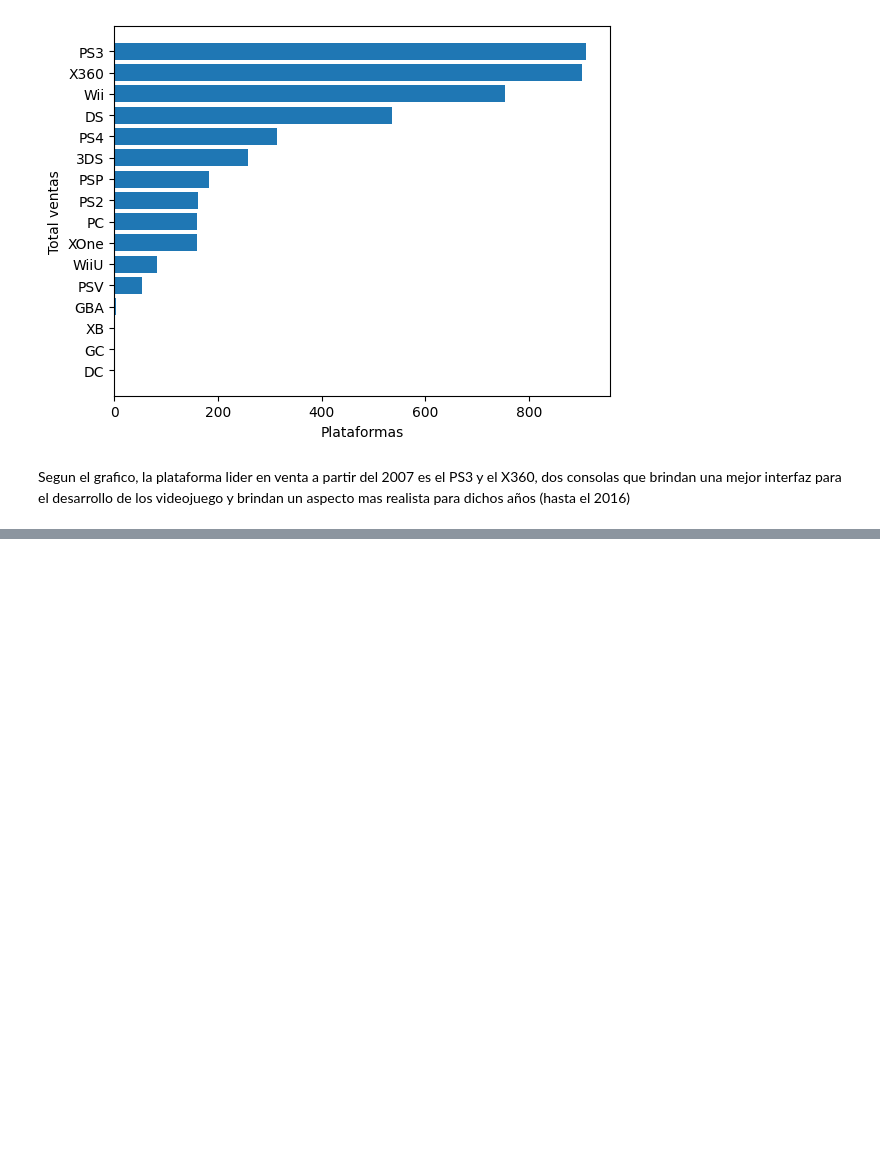
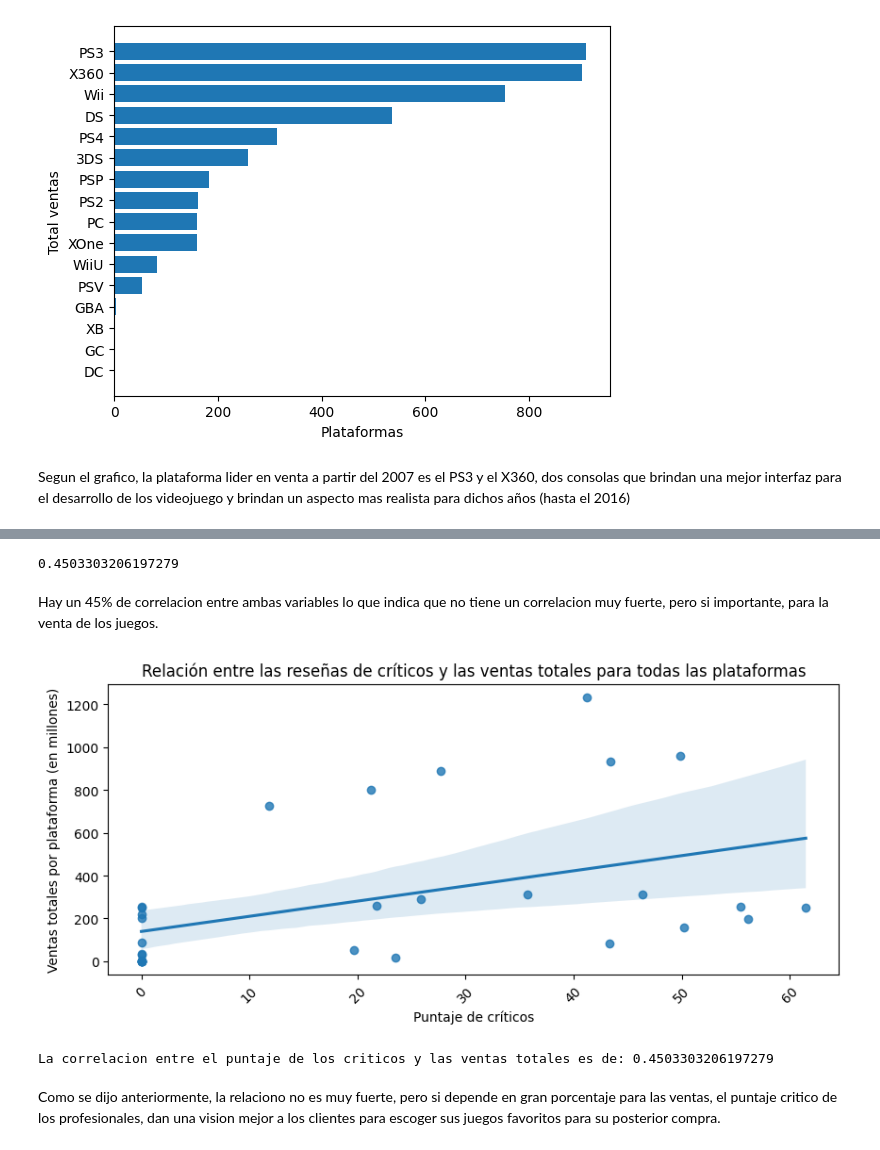
Before and after one commit to Dussand/games, a Jupyter notebook: games.ipynb, the cells around one changed output, grey strips where cells are left out. Cells and saved outputs as stored; diff of their text form; code cells hidden in the pictures; blank space fills up the shorter version.

```diff
--- a/games.ipynb
+++ b/games.ipynb
@@ -387,0 +414,4 @@ Segun el grafico, la plataforma lider en venta a partir del 2007 es el PS3 y el
+# %%
+#agrupamos por plataforma, el promedio del puntaje critico y las suma total de sus ventas
+critic_score = df_games.groupby('platform').agg({'critic_score':'mean', 'total_sales':'sum'})
+critic_score.head()
@@ -387,0 +426,25 @@ Segun el grafico, la plataforma lider en venta a partir del 2007 es el PS3 y el
+# %%
+#definimos la correlacion que hay entre el puntaje y el total de ventas
+correlacion_critic = critic_score['critic_score'].corr(critic_score['total_sales'])
+correlacion_critic
+# %% [output]
+0.4503303206197279
+# %% [markdown]
+Hay un 45% de correlacion entre ambas variables lo que indica que no tiene un correlacion muy fuerte, pero si importante, para la venta de los juegos.
+# %%
+#mostramos un grafico de dispersion con los dos puntos que tratamos, el puntaje critico y el total de ventas
+plt.figure(figsize = (10,4))
+sns.regplot(x=critic_score['critic_score'], y=critic_score['total_sales'], data=critic_score, scatter=True, fit_reg=True)
+plt.title('Relación entre las reseñas de críticos y las ventas totales para todas las plataformas')
+plt.xlabel('Puntaje de críticos')
+plt.ylabel('Ventas totales por plataforma (en millones)')
+plt.xticks(rotation = 45)
+plt.show()
+
+
+print(f'La correlacion entre el puntaje de los criticos y las ventas totales es de: {correlacion_critic}')
+# %% [output]
+[figure, added]
+La correlacion entre el puntaje de los criticos y las ventas totales es de: 0.4503303206197279
+# %% [markdown]
+Como se dijo anteriormente, la relaciono no es muy fuerte, pero si depende en gran porcentaje para las ventas, el puntaje critico de los profesionales, dan una vision mejor a los clientes para escoger sus juegos favoritos para su posterior compra.
```
Also changed, not shown: parts of 27 cells of this notebook.
